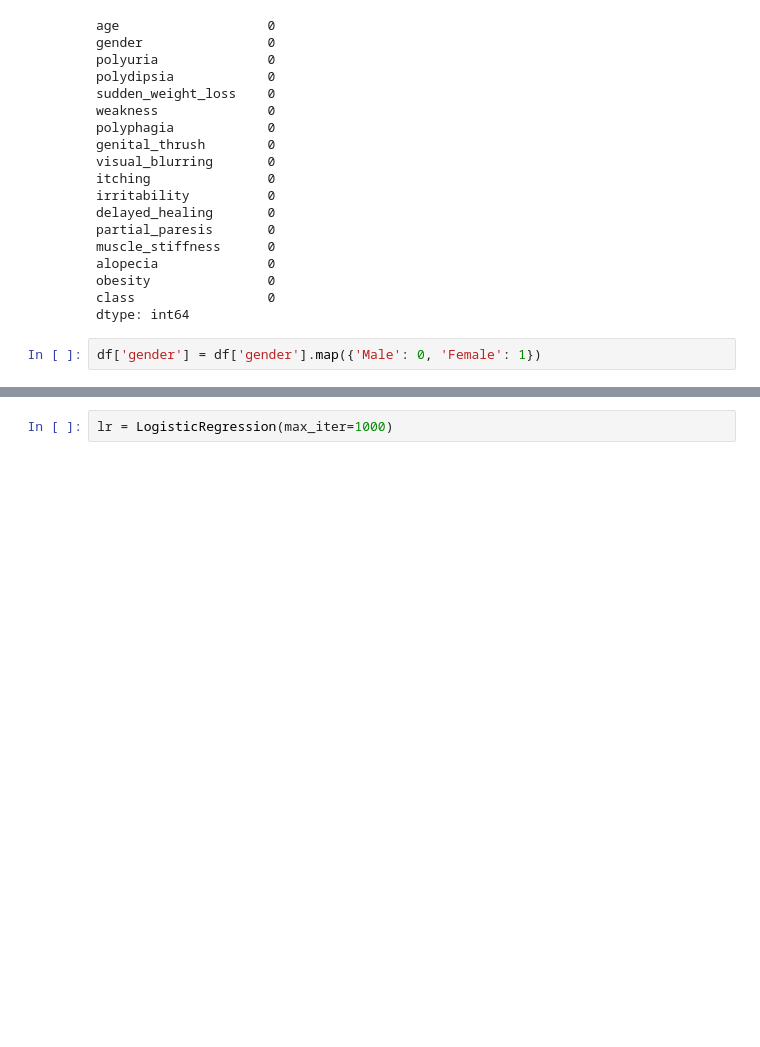
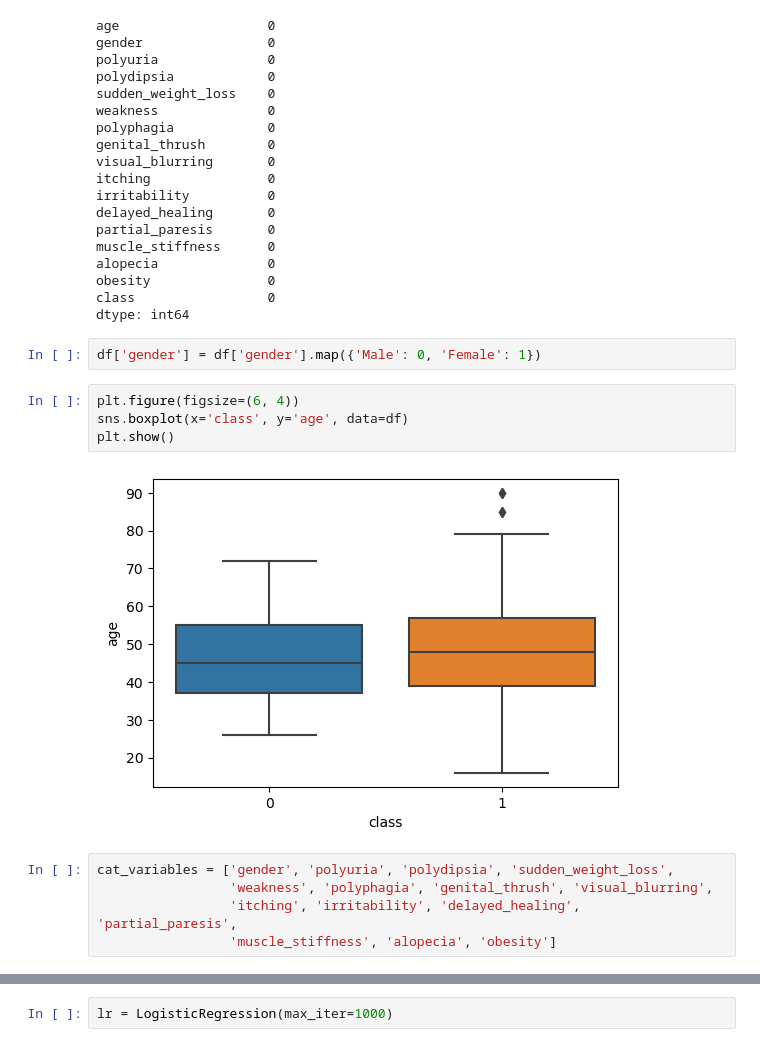
Before and after one commit to mizanto/diabetes-classification, a Jupyter notebook: notebook/main.ipynb, the cells around one changed output, grey strips where cells are left out. Drawn from its saved outputs; the diff is of its cells as text; blank space fills up the shorter version.

```diff
--- a/notebook/main.ipynb
+++ b/notebook/main.ipynb
@@ -76,3 +74,14 @@ class                 0
 dtype: int64
 # %%
 df['gender'] = df['gender'].map({'Male': 0, 'Female': 1})
+# %%
+plt.figure(figsize=(6, 4))
+sns.boxplot(x='class', y='age', data=df)
+plt.show()
+# %% [output]
+[figure, added]
+# %%
+cat_variables = ['gender', 'polyuria', 'polydipsia', 'sudden_weight_loss',
+                 'weakness', 'polyphagia', 'genital_thrush', 'visual_blurring',
+                 'itching', 'irritability', 'delayed_healing', 'partial_paresis',
+                 'muscle_stiffness', 'alopecia', 'obesity']
```
Also changed, not shown: parts of 11 cells of this notebook.
